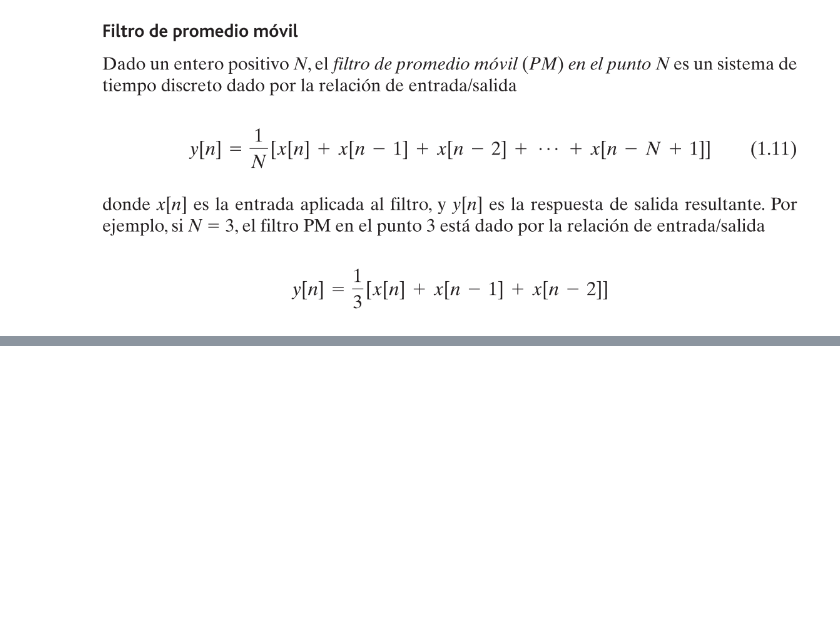
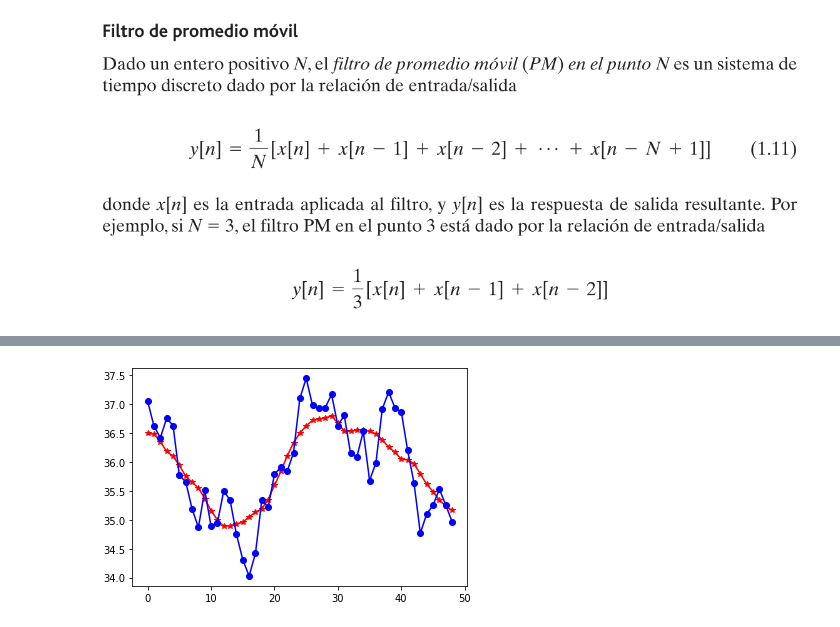
Before and after one commit to Coldplx/PROCESAMIENTO_SENALES, a Jupyter notebook: SUAVIZADO/Filtro_de_promedio_movil.ipynb, the cells around one changed output, grey strips where cells are left out. Saved outputs shown, nothing was run; the diff lists cells and outputs as text; code cells hidden in the pictures; blank space fills up the shorter version.

```diff
--- a/SUAVIZADO/Filtro_de_promedio_movil.ipynb
+++ b/SUAVIZADO/Filtro_de_promedio_movil.ipynb
@@ -6,0 +20,22 @@
+# %%
+import numpy as np
+import matplotlib.pyplot as plt
+
+x = np.genfromtxt('./QQQ.csv', usecols=[4], delimiter=',')[1:]
+
+N = 11 # de preferencia numero impar
+y = np.zeros(len(x))
+
+pad = int(N/2) if N%2==0 else int((N-1)/2)
+x_n = np.pad(x, pad_width=(pad,  pad), mode='reflect')
+
+for i in range(len(x)):
+    y[i] = np.sum( x_n[i:i+N] )/N
+
+
+## sin desplazar los dias de retrazo = (N-1)/2
+plt.plot(y, 'r*-')
+plt.plot(x, 'bo-')
+plt.show()
+# %% [output]
+[figure, added]
```
Also changed, not shown: parts of 1 cell of this notebook.
